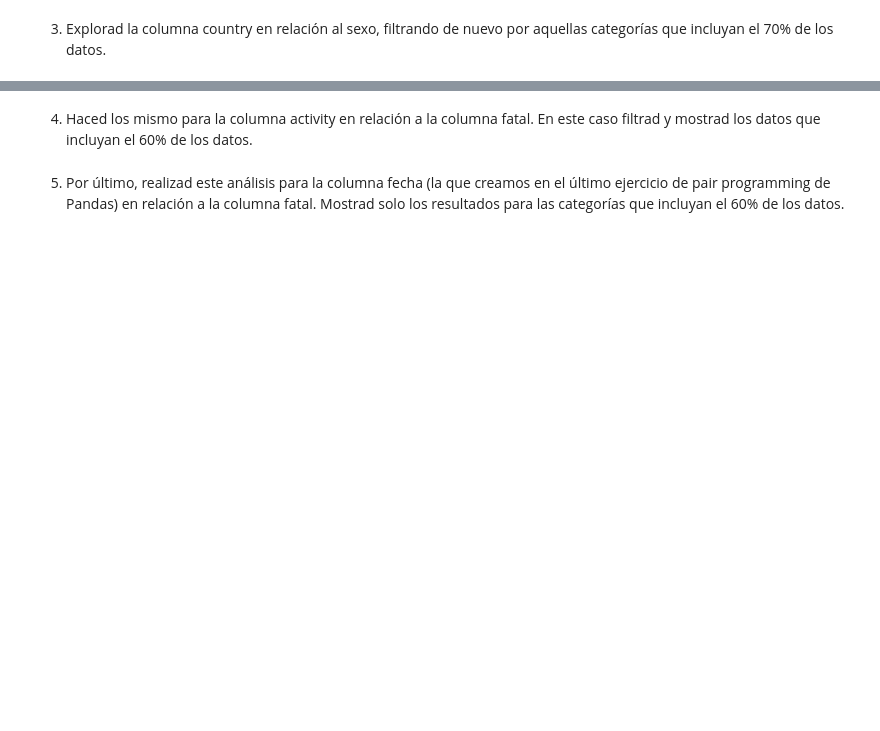
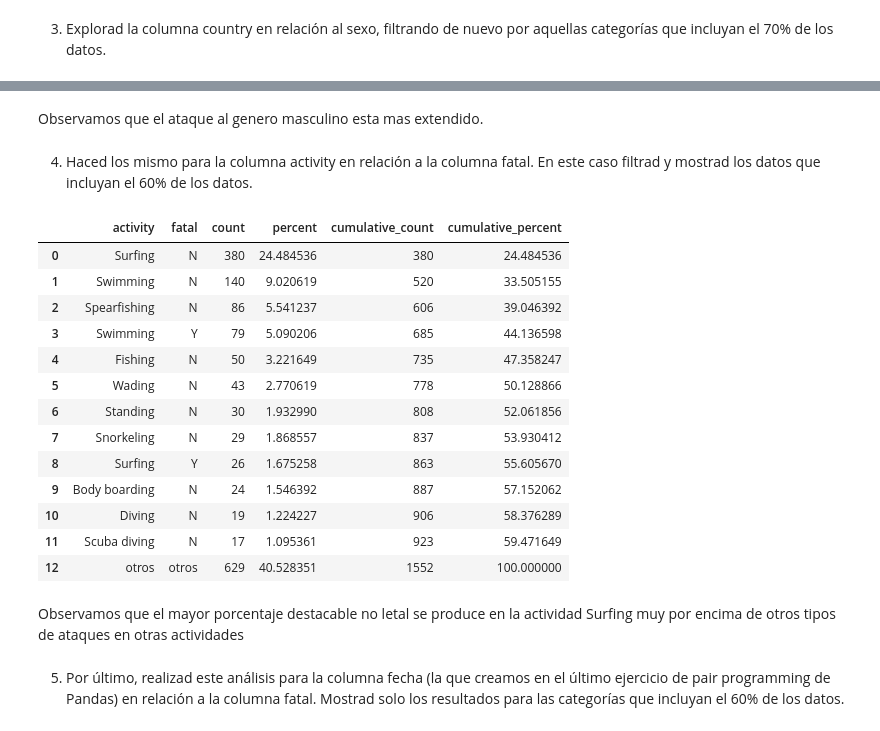
Before and after one commit to Jumblan/DA_promoC_modulo2_sprint3_JudithLola, a Jupyter notebook: EDA/pair-prog-EDAII.ipynb, the cells around one changed output, grey strips where cells are left out. Drawn from its saved outputs; the diff is of its cells as text; code cells hidden in the pictures; blank space fills up the shorter version.

```diff
--- a/EDA/pair-prog-EDAII.ipynb
+++ b/EDA/pair-prog-EDAII.ipynb
@@ -18,0 +95,14 @@ De todo esto, nos damos cuenta que solo tenemos que limpiar algunas de las colum
+# %%
+def pais (col):
+    try:
+
+        #pais = re.findall(r"[\\W]+", col)
+        #pais = re.findall(r'[^A-Za-z]', col)
+        pais = re.findall(r"[\W]", col) #ganador
+        #pais = re.findall(r"\W+", col)
+
+        return pais[0]
+    except:
+        return col
+# %%
+df['country_clean']=df['country'].apply(pais)
@@ -18,0 +124,3 @@ De todo esto, nos damos cuenta que solo tenemos que limpiar algunas de las colum
+# %%
+df["country"]= df["country"].str.lower()
+df['country']
@@ -18,0 +142,3 @@ De todo esto, nos damos cuenta que solo tenemos que limpiar algunas de las colum
+# %%
+df['year']=df['year'].astype(int, errors='ignore')
+df['year']
@@ -36,4 +213,25 @@ Usad la librería sidetable para:
+# %% [markdown]
+Observamos que el ataque al genero masculino esta mas extendido.
 # %% [markdown]
 4. Haced los mismo para la columna activity en relación a la columna fatal. En este caso filtrad y mostrad los datos que incluyan el 60% de los datos.
+# %%
+df.stb.freq(['activity', 'fatal'], thresh=60, other_label= 'otros')
+# %% [output]
+|  | activity | fatal | count | percent | cumulative_count | cumulative_percent |
+| 0 | Surfing | N | 380 | 24.484536 | 380 | 24.484536 |
+| 1 | Swimming | N | 140 | 9.020619 | 520 | 33.505155 |
+| 2 | Spearfishing | N | 86 | 5.541237 | 606 | 39.046392 |
+| 3 | Swimming | Y | 79 | 5.090206 | 685 | 44.136598 |
+| 4 | Fishing | N | 50 | 3.221649 | 735 | 47.358247 |
+| 5 | Wading | N | 43 | 2.770619 | 778 | 50.128866 |
+| 6 | Standing | N | 30 | 1.932990 | 808 | 52.061856 |
+| 7 | Snorkeling | N | 29 | 1.868557 | 837 | 53.930412 |
+| 8 | Surfing | Y | 26 | 1.675258 | 863 | 55.605670 |
+| 9 | Body boarding | N | 24 | 1.546392 | 887 | 57.152062 |
+| 10 | Diving | N | 19 | 1.224227 | 906 | 58.376289 |
+| 11 | Scuba diving | N | 17 | 1.095361 | 923 | 59.471649 |
+| 12 | otros | otros | 629 | 40.528351 | 1552 | 100.000000 |
+# %% [markdown]
+Observamos que el mayor porcentaje destacable no letal se produce en la actividad Surfing muy por encima de otros tipos de ataques en otras actividades
 # %% [markdown]
 5. Por último, realizad este análisis para la columna fecha (la que creamos en el último ejercicio de pair programming de Pandas) en relación a la columna fatal. Mostrad solo los resultados para las categorías que incluyan el 60% de los datos.
```
Also changed, not shown: parts of 23 cells of this notebook.
